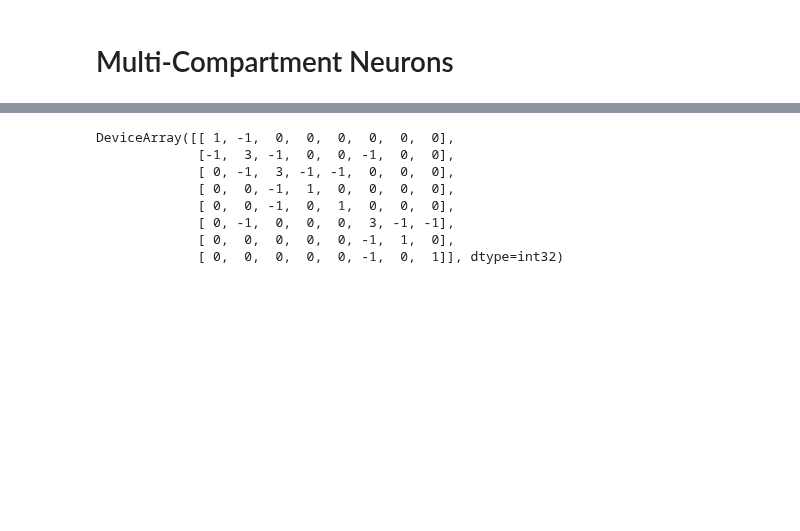
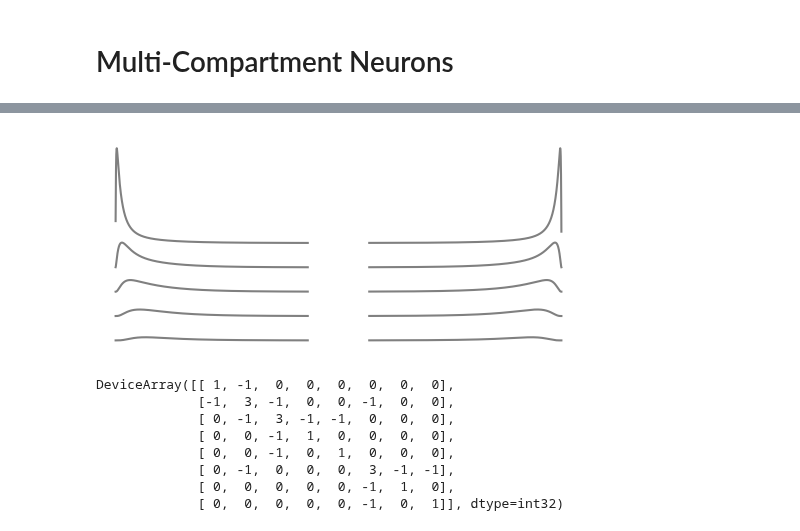
Before and after one commit to electronicvisions/jaxsnn, a Jupyter notebook: doc/notebooks/passive_cable.ipynb, the cells around one changed output, grey strips where cells are left out. Drawn from its saved outputs; the diff is of its cells as text; code cells hidden in the pictures; blank space fills up the shorter version.

```diff
--- a/doc/notebooks/passive_cable.ipynb
+++ b/doc/notebooks/passive_cable.ipynb
@@ -87,3 +148,21 @@ for idx in range(5):
+# %%
+fig, ax = plt.subplots(
+    1,
+    2,
+    sharex=True,
+    figsize=(3 * 2, 3 * 2),
+    subplot_kw=dict(box_aspect=1),
+)
+
+for i in range(5):
+    ax[1].plot(time, grad.I[:, i] + 0.0001 * i, color="grey")
+    ax[1].set_axis_off()
+
+for i in range(5):
+    ax[0].plot(time, actual_v[-1][:, i] + 0.01 * i, color="grey")
+    ax[0].set_axis_off()
+# %% [output]
+[figure, added]
 # %%
 a = np.array(
     [
```
Also changed, not shown: parts of 5 cells of this notebook, 1 other file.
